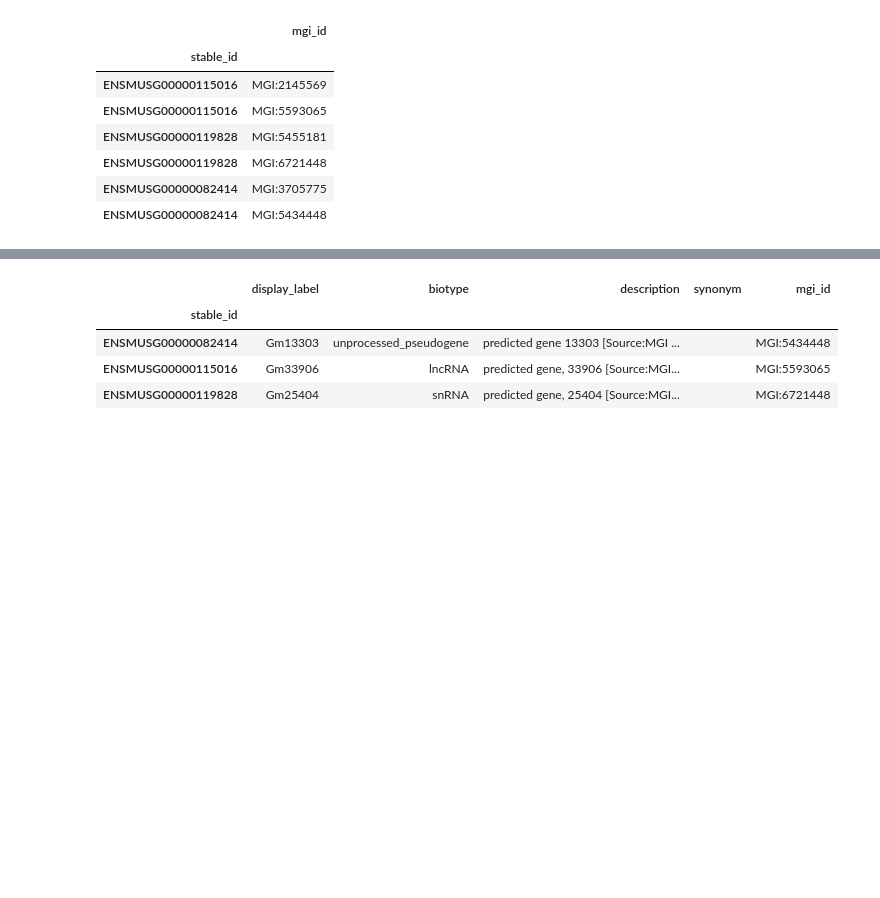
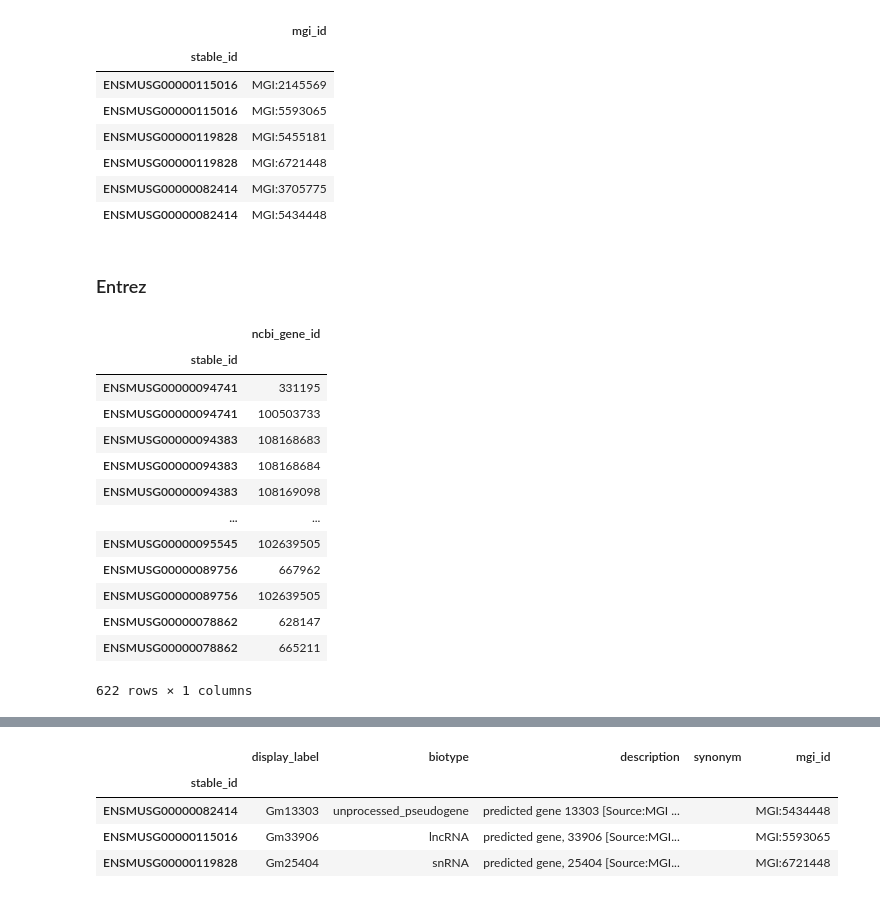
Before and after one commit to laminlabs/bionty-assets, a Jupyter notebook: docs/ingest/gene-ensembl-release-109.ipynb, the cells around one changed output, grey strips where cells are left out. Cells and saved outputs as stored; diff of their text form; code cells hidden in the pictures; blank space fills up the shorter version.

```diff
--- a/docs/ingest/gene-ensembl-release-109.ipynb
+++ b/docs/ingest/gene-ensembl-release-109.ipynb
@@ -322,4 +329,32 @@ dup
 | ENSMUSG00000119828 | MGI:6721448 |
 | ENSMUSG00000082414 | MGI:3705775 |
 | ENSMUSG00000082414 | MGI:5434448 |
+# %% [markdown]
+### Entrez
+# %%
+entrez = (
+    results_external[results_external["db_name"] == "EntrezGene"]
+    .drop_duplicates(["stable_id", "dbprimary_acc"])
+    .drop(columns=["xref_id", "db_name"])
+)
+entrez.rename(columns={"dbprimary_acc": "ncbi_gene_id"}, inplace=True)
+entrez = entrez.set_index("stable_id")
+# %%
+dup = entrez[entrez.index.duplicated(keep=False)]
+dup
+# %% [output]
+|  | ncbi_gene_id |
+| stable_id |  |
+| ENSMUSG00000094741 | 331195 |
+| ENSMUSG00000094741 | 100503733 |
+| ENSMUSG00000094383 | 108168683 |
+| ENSMUSG00000094383 | 108168684 |
+| ENSMUSG00000094383 | 108169098 |
+| ... | ... |
+| ENSMUSG00000095545 | 102639505 |
+| ENSMUSG00000089756 | 667962 |
+| ENSMUSG00000089756 | 102639505 |
+| ENSMUSG00000078862 | 628147 |
+| ENSMUSG00000078862 | 665211 |
+622 rows × 1 columns
 # %% [markdown]
```
Also changed, not shown: parts of 13 cells of this notebook, 2 other files.
